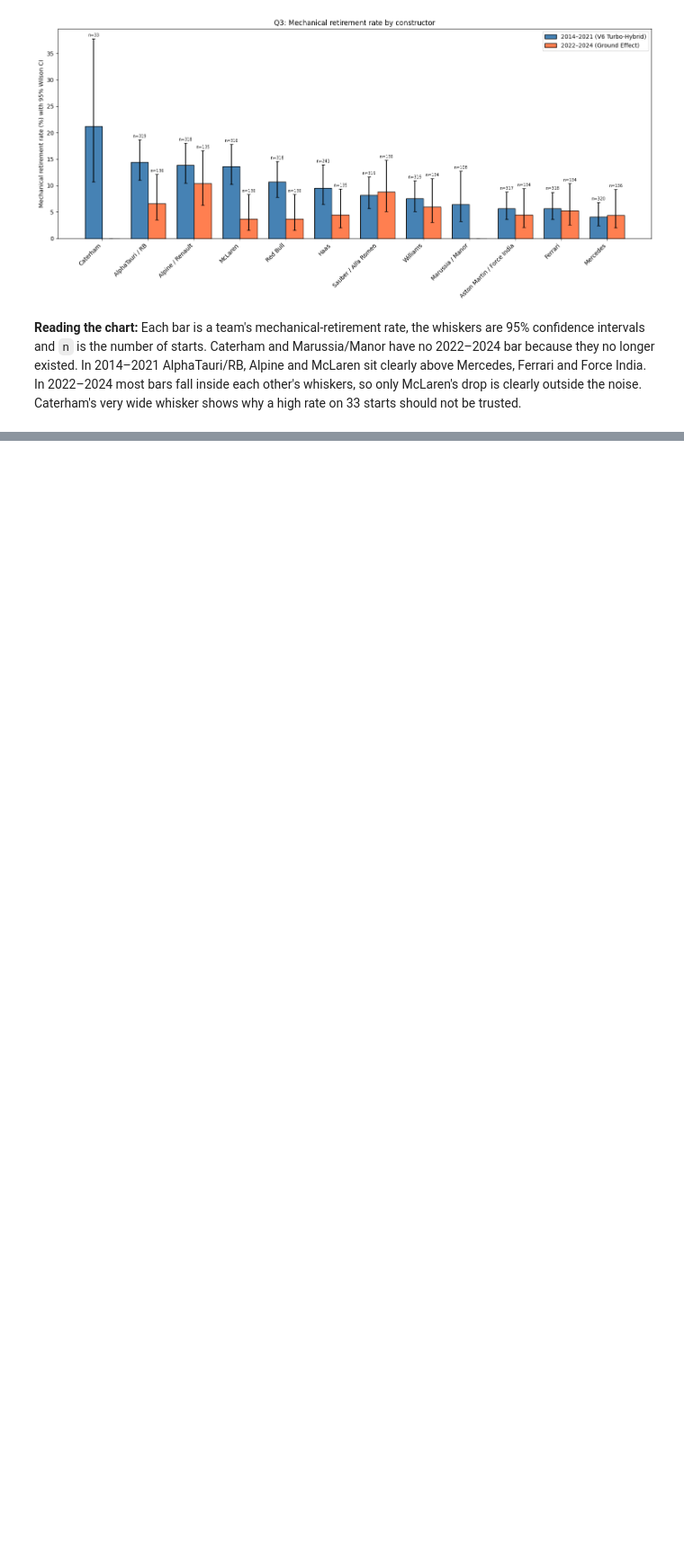
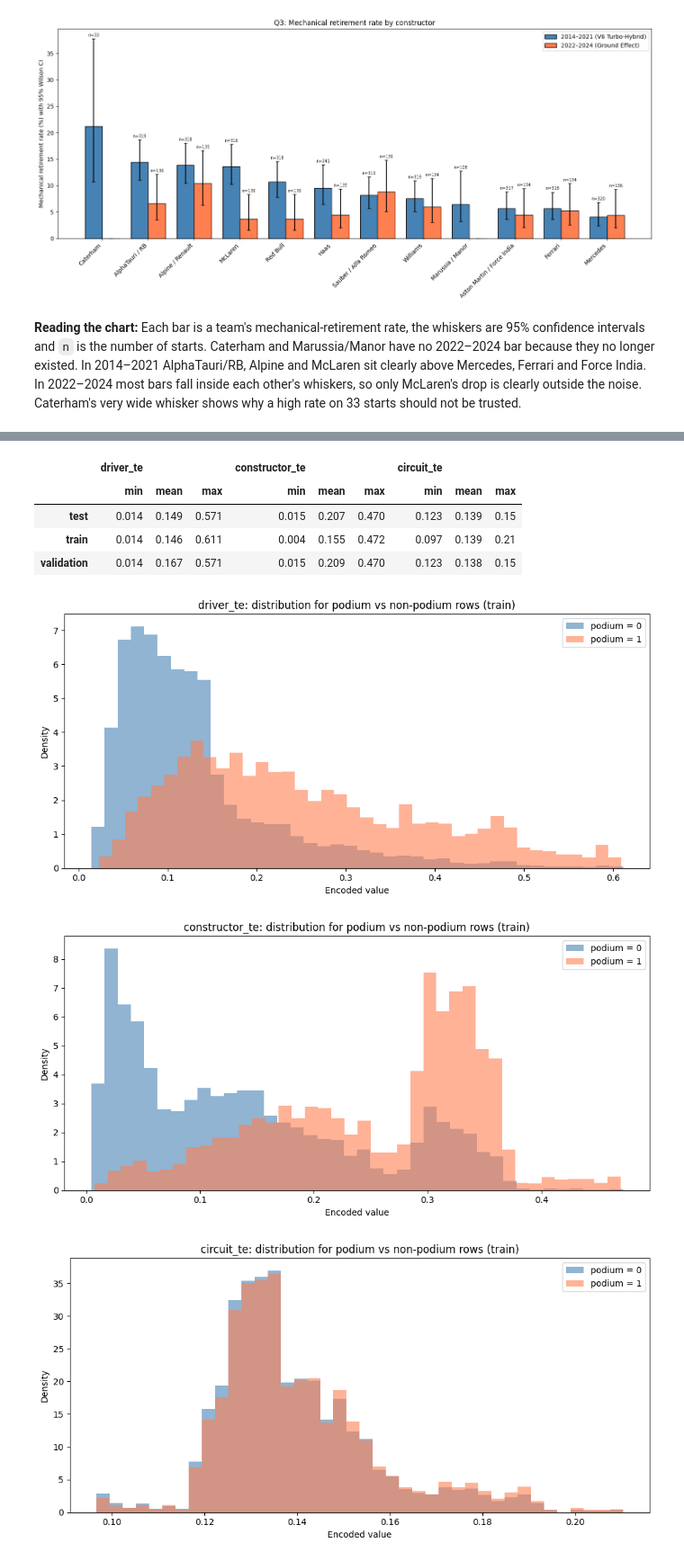
Before and after one commit to youssefyouki/team_12-acl-project-F1-predictoion, a Jupyter notebook: f1-prediction.ipynb, the cells around one changed output, grey strips where cells are left out. Shown at 90% size. Saved outputs shown, nothing was run; the diff lists cells and outputs as text; code cells hidden in the pictures; blank space fills up the shorter version.

```diff
--- a/f1-prediction.ipynb
+++ b/f1-prediction.ipynb
@@ -2040,0 +2369,21 @@ The bar chart shows the raw rates per grid band. The logistic regression isolate
+# %%
+display(pd.concat({'train': train_df[names], 'validation': val_df[names], 'test': test_df[names]})
+          .groupby(level=0)[names].agg(['min', 'mean', 'max']).round(3))
+
+for n in names:
+    fig, ax = plt.subplots(figsize=(10, 5))
+    for label, color in [(0, 'steelblue'), (1, 'coral')]:
+        ax.hist(train_df.loc[train_df['podium'] == label, n], bins=40, alpha=0.6,
+                density=True, color=color, label=f'podium = {label}')
+    ax.set_title(f'{n}: distribution for podium vs non-podium rows (train)')
+    ax.set_xlabel('Encoded value'); ax.set_ylabel('Density'); ax.legend()
+    plt.tight_layout(); plt.show()
+# %% [output]
+|  | driver_te |  |  | constructor_te |  |  | circuit_te |  |  |
+|  | min | mean | max | min | mean | max | min | mean | max |
+| test | 0.014 | 0.149 | 0.571 | 0.015 | 0.207 | 0.470 | 0.123 | 0.139 | 0.15 |
+| train | 0.014 | 0.146 | 0.611 | 0.004 | 0.155 | 0.472 | 0.097 | 0.139 | 0.21 |
+| validation | 0.014 | 0.167 | 0.571 | 0.015 | 0.209 | 0.470 | 0.123 | 0.138 | 0.15 |
+[figure, added]
+[figure, added]
+[figure, added]
```
Also changed, not shown: parts of 52 cells of this notebook.
